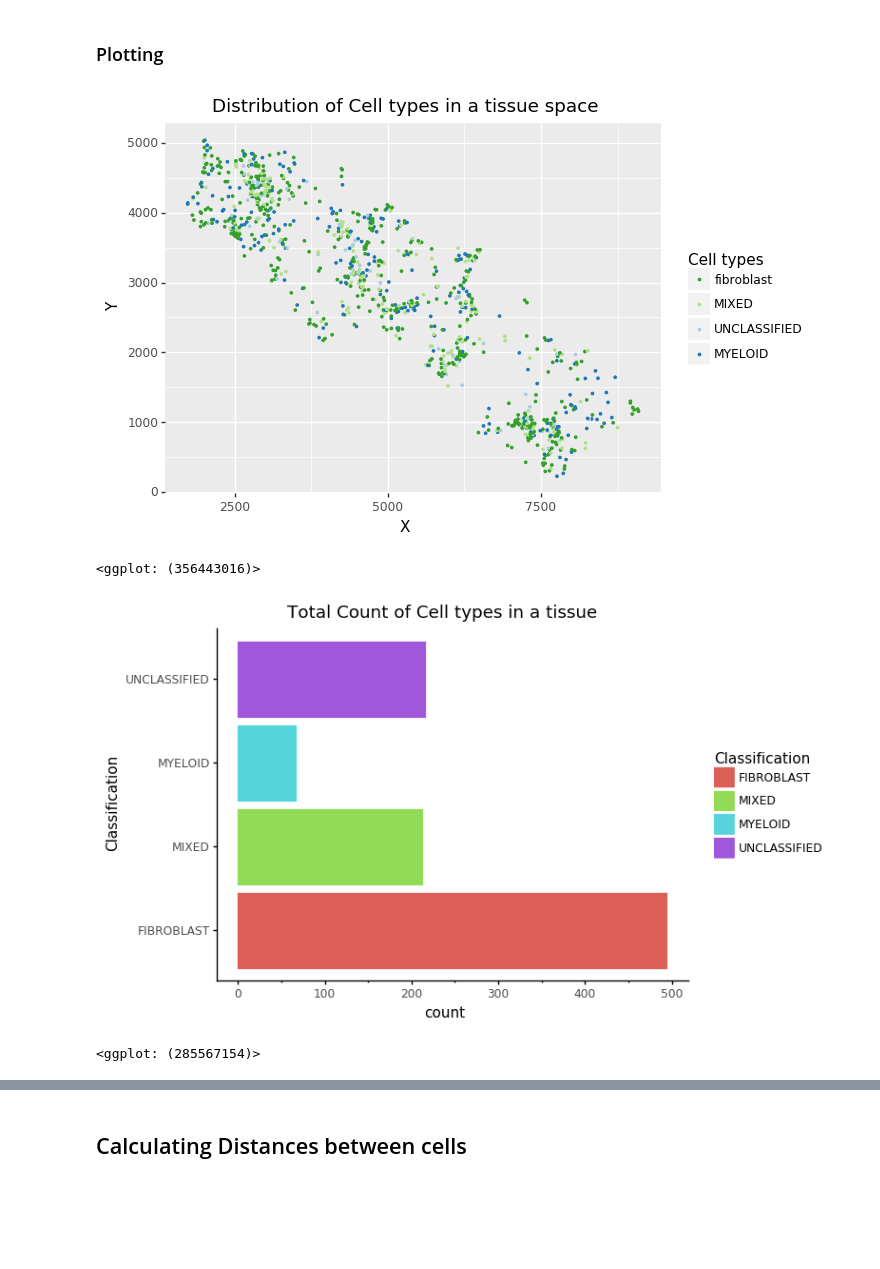
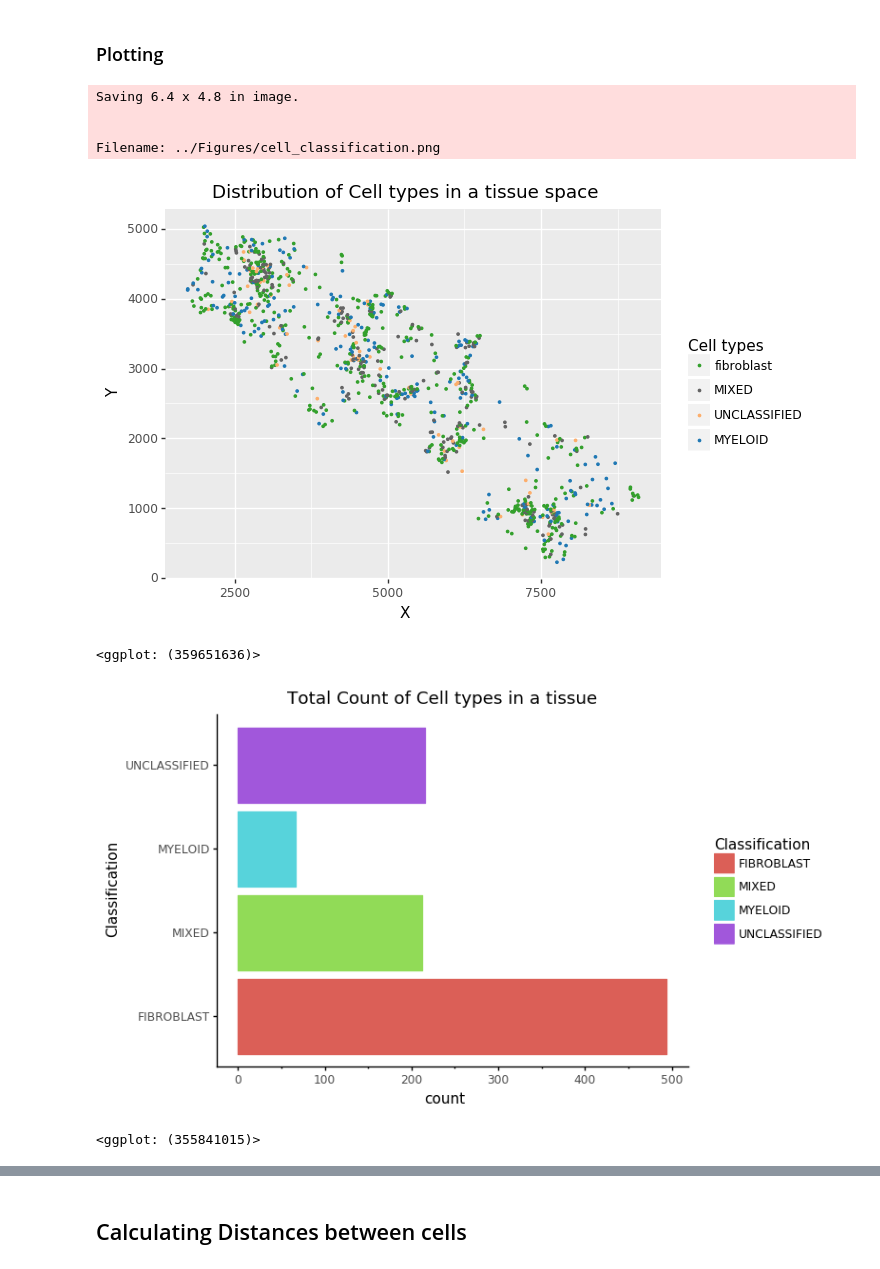
Before and after one commit to broadinstitute/2016_10_19_InSitu_Expression_Hacohen_Lab_Paul_Hoover_Partners, a Jupyter notebook: Scripts/Spatial_analysis_latest.ipynb, the cells around one changed output, grey strips where cells are left out. Saved outputs shown, nothing was run; the diff lists cells and outputs as text; code cells hidden in the pictures; blank space fills up the shorter version.

```diff
--- a/Scripts/Spatial_analysis_latest.ipynb
+++ b/Scripts/Spatial_analysis_latest.ipynb
@@ -7,6 +14,6 @@ import matplotlib.pyplot as plt
 # %% [markdown]
 ## loading of data
 # %%
-data = pd.read_csv('ExpPHa04_4_CD300E-NOTCH3-CSF1R-PDGFRB.tif_1501_job2985.object_results_CLEANED.csv')
+data = pd.read_csv('../data/ExpPHa04_4_CD300E-NOTCH3-CSF1R-PDGFRB.tif_1501_job2985.object_results_CLEANED.csv')
 data.head()
 # %% [output]
@@ -117,23 +130,27 @@ data.shape
 # %%
 p = gg.ggplot(data, gg.aes(x='X', y='Y', color= 'Classification')) + \
     gg.geom_point(size = 0.5) + \
     gg.xlab("X") + \
     gg.ylab("Y") + \
     gg.ggtitle("Distribution of Cell types in a tissue space") + \
     gg.scale_colour_manual(name= "Cell types",
-                           labels=['fibroblast', 'MIXED', 'UNCLASSIFIED', 'MYELOID'],
-                           values = ["#33a02c", "#b2df8a", "#a6cee3", "#1f78b4"])
+                           labels=['FIBROBLAST', 'MIXED', 'UNCLASSIFIED', 'MYELOID'],
+                           values = ["#33a02c", "#636363", "#fdae6b", "#1f78b4"])
 
 
 
 
 
 ggsave(filename='cell_classification.png', plot = p,
-       path = '/Users/habbasi/Desktop/012120_Halo_outputs/Figures')
+       path = '../Figures/')
 p
 # %% [output]
+Saving 6.4 x 4.8 in image.
+
+
+Filename: ../Figures/cell_classification.png
-[figure, old version]
+[figure, new version]
-<ggplot: (356443016)>
+<ggplot: (359651636)>
 # %%
 p = (
     ggplot(data)
@@ -141,9 +158,9 @@ p = (
     + coord_flip()
     + theme_classic() +
     gg.ggtitle("Total Count of Cell types in a tissue "))
-ggsave(filename='Total_Count_Celltypes.png', plot = p,
-       path = '/Users/habbasi/Desktop/012120_Halo_outputs/Figures')
+# ggsave(filename='Total_Count_Celltypes.png', plot = p,
+#        path = '/Users/habbasi/Desktop/012120_Halo_outputs/Figures')
 p
 # %% [output]
 [figure]
-<ggplot: (285567154)>
+<ggplot: (355841015)>
```
Also changed, not shown: parts of 20 cells of this notebook, 4 other files.
